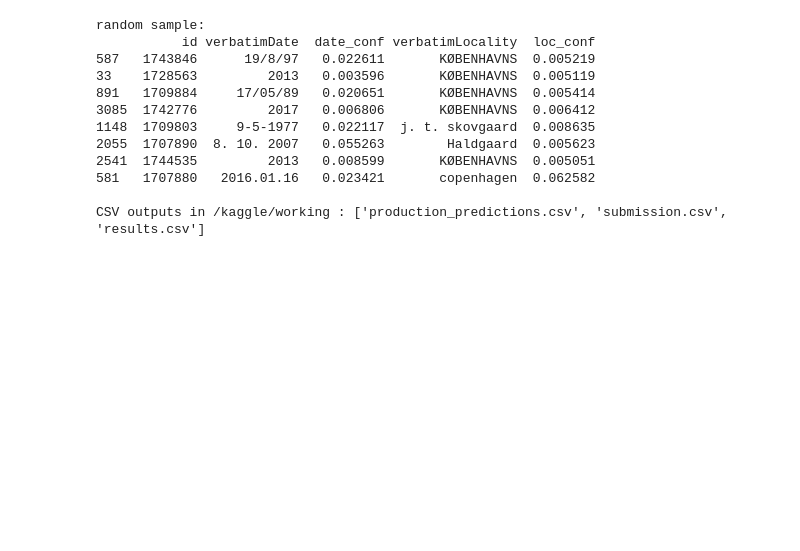
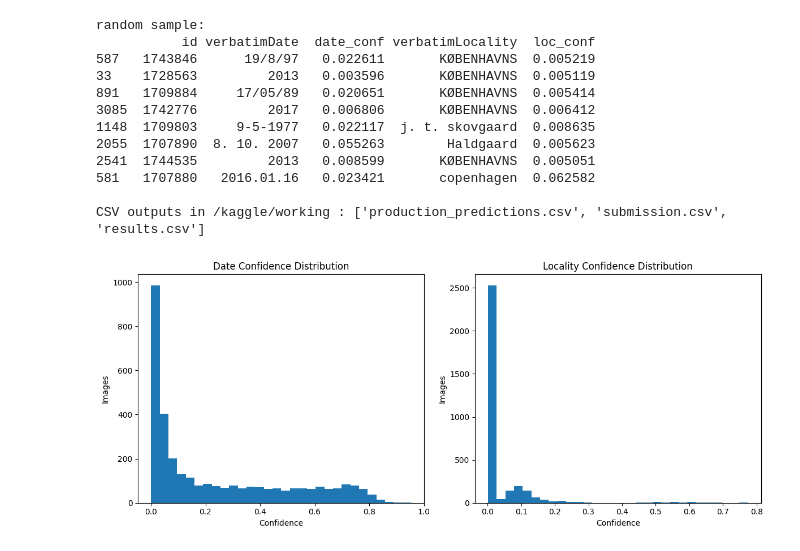
Before and after one commit to TokiG0/MUSEUMSCAT, a Jupyter notebook: museumscat-paligemma-claude.ipynb, the cells around one changed output. Cells and saved outputs as stored; diff of their text form; code cells hidden in the pictures; blank space fills up the shorter version.

Commit message:
added graphs

```diff
--- a/museumscat-paligemma-claude.ipynb
+++ b/museumscat-paligemma-claude.ipynb
@@ -1046,3 +1046,25 @@ random sample:
 581   1707880   2016.01.16   0.023421       copenhagen  0.062582
 
 CSV outputs in /kaggle/working : ['production_predictions.csv', 'submission.csv', 'results.csv']
+# %%
+import matplotlib.pyplot as plt
+
+plt.figure(figsize=(12,5))
+
+plt.subplot(1,2,1)
+plt.hist(results_df["date_conf"], bins=30)
+plt.title("Date Confidence Distribution")
+plt.xlabel("Confidence")
+plt.ylabel("Images")
+
+plt.subplot(1,2,2)
+plt.hist(results_df["loc_conf"], bins=30)
+plt.title("Locality Confidence Distribution")
+plt.xlabel("Confidence")
+plt.ylabel("Images")
+
+plt.tight_layout()
+plt.savefig("confidence_distribution.png", dpi=300)
+plt.show()
+# %% [output]
+[figure, added]
```
Also changed, not shown: parts of 5 cells of this notebook.
